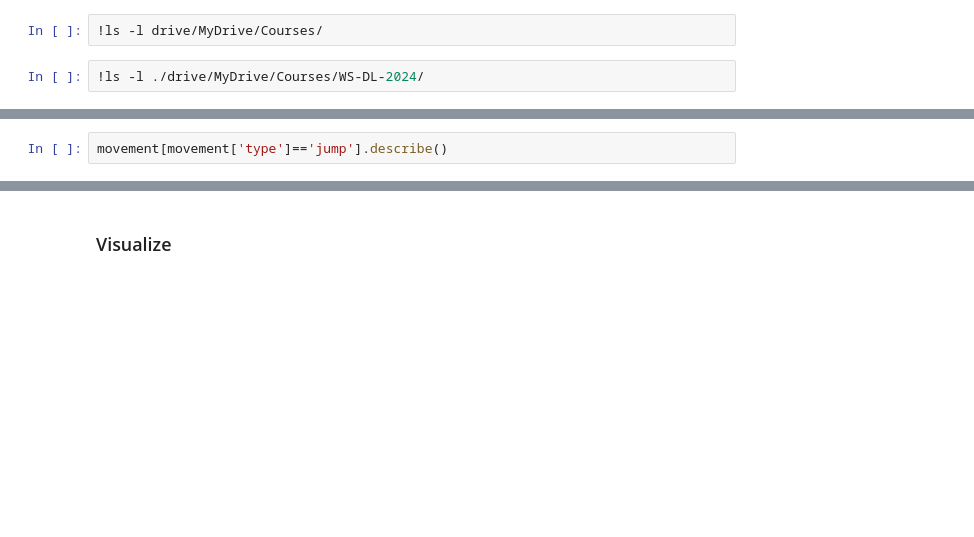
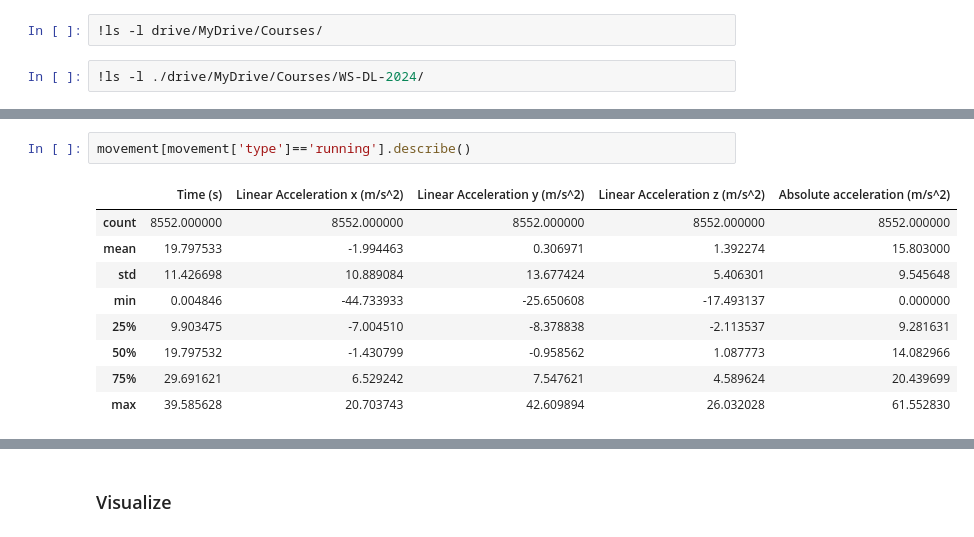
Before and after one commit to Guebco/CAS_ADS_2026_Guebco, a Jupyter notebook: Module 3/1_ML_Concepts.ipynb, the cells around one changed output, grey strips where cells are left out. Saved outputs shown, nothing was run; the diff lists cells and outputs as text; blank space fills up the shorter version.

```diff
--- a/Module 3/1_ML_Concepts.ipynb
+++ b/Module 3/1_ML_Concepts.ipynb
@@ -261,2 +348,12 @@ movement[movement['type']=='walk'].describe()
 # %%
-movement[movement['type']=='jump'].describe()
+movement[movement['type']=='running'].describe()
+# %% [output]
+|  | Time (s) | Linear Acceleration x (m/s^2) | Linear Acceleration y (m/s^2) | Linear Acceleration z (m/s^2) | Absolute acceleration (m/s^2) |
+| count | 8552.000000 | 8552.000000 | 8552.000000 | 8552.000000 | 8552.000000 |
+| mean | 19.797533 | -1.994463 | 0.306971 | 1.392274 | 15.803000 |
+| std | 11.426698 | 10.889084 | 13.677424 | 5.406301 | 9.545648 |
+| min | 0.004846 | -44.733933 | -25.650608 | -17.493137 | 0.000000 |
+| 25% | 9.903475 | -7.004510 | -8.378838 | -2.113537 | 9.281631 |
+| 50% | 19.797532 | -1.430799 | -0.958562 | 1.087773 | 14.082966 |
+| 75% | 29.691621 | 6.529242 | 7.547621 | 4.589624 | 20.439699 |
+| max | 39.585628 | 20.703743 | 42.609894 | 26.032028 | 61.552830 |
```
Also changed, not shown: parts of 25 cells of this notebook, 17 other files.
